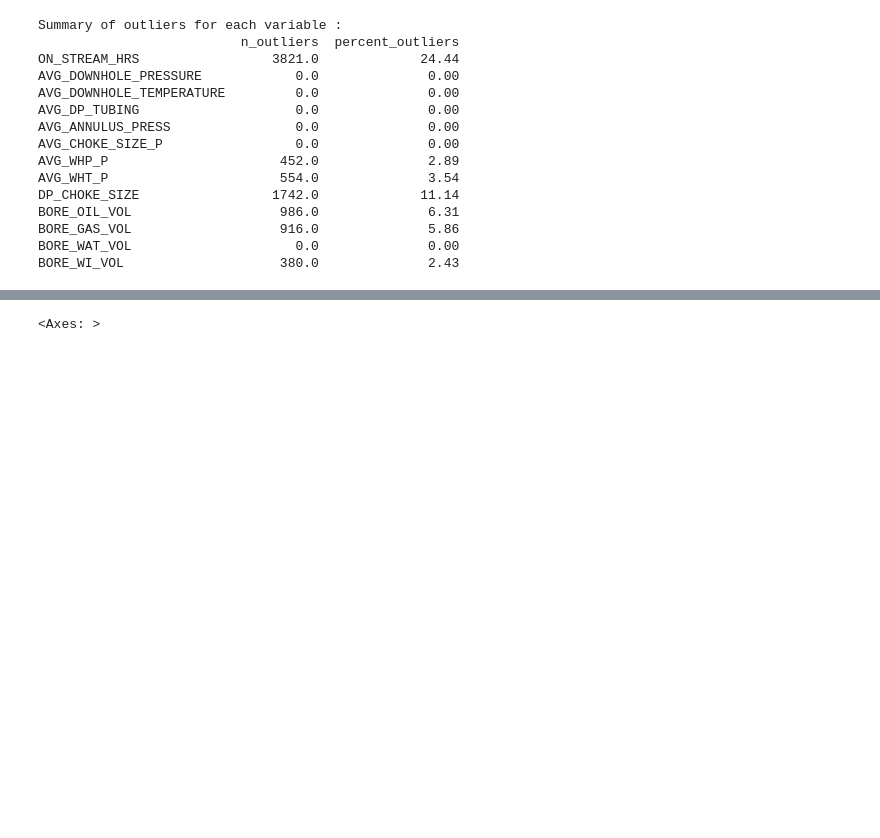
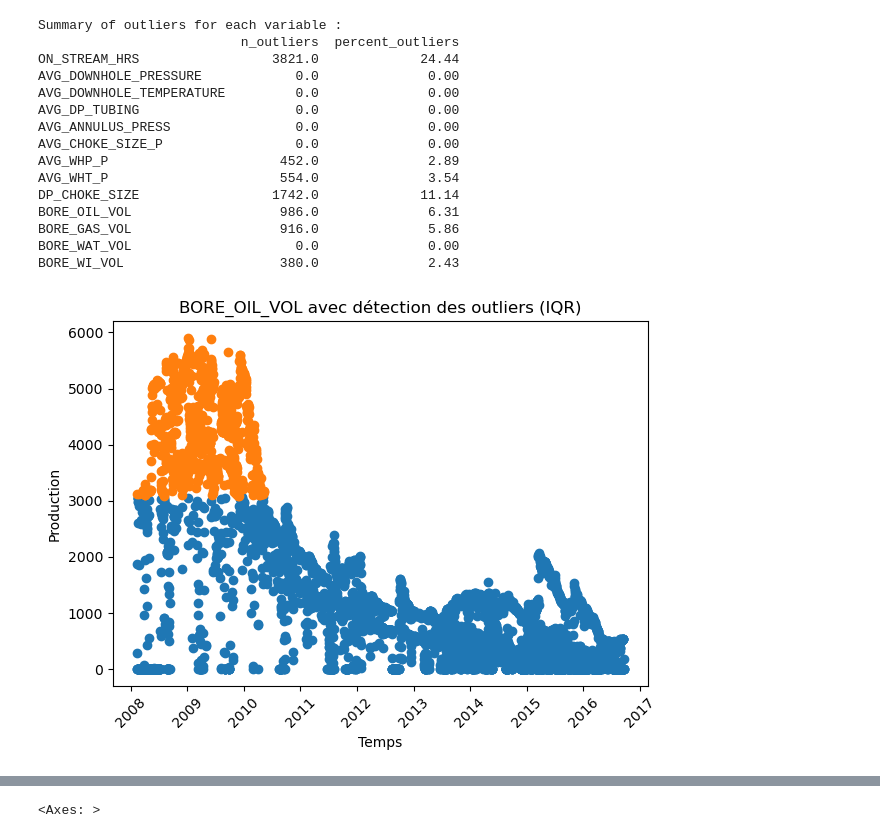
Before and after one commit to Lousiboupi/Machine-learning-project, a Jupyter notebook: 02_production_data_forecast_using_data_driven_approaches/Evolve_Equinor_ML.ipynb, the cells around one changed output, grey strips where cells are left out. Saved outputs shown, nothing was run; the diff lists cells and outputs as text; code cells hidden in the pictures; blank space fills up the shorter version.

```diff
--- a/02_production_data_forecast_using_data_driven_approaches/Evolve_Equinor_ML.ipynb
+++ b/02_production_data_forecast_using_data_driven_approaches/Evolve_Equinor_ML.ipynb
@@ -130,3 +131,46 @@ BORE_OIL_VOL                   986.0              6.31
 BORE_GAS_VOL                   916.0              5.86
 BORE_WAT_VOL                     0.0              0.00
 BORE_WI_VOL                    380.0              2.43
+# %%
+# -------------
+# Affichage de la production d'huile avec les outliers détectés
+#--------------
+date_col = "DATEPRD"
+prod_col = "BORE_OIL_VOL"    # Colonne de production choisie
+
+daily_data[date_col] = pd.to_datetime(daily_data[date_col])
+df = daily_data.sort_values(by=date_col)
+
+# Garder uniquement les colonnes utiles
+data = df[[date_col, prod_col]].dropna()
+
+#Détection des outliers
+Q1 = data[prod_col].quantile(0.25)
+Q3 = data[prod_col].quantile(0.75)
+IQR = Q3 - Q1
+
+lower = Q1 - 1.5 * IQR
+upper = Q3 + 1.5 * IQR
+
+# Masque des outliers
+outliers_mask = (data[prod_col] < lower) | (data[prod_col] > upper)
+
+# Graphique
+plt.figure()
+
+# Points normaux en noir
+plt.scatter(data.loc[~outliers_mask, date_col],
+            data.loc[~outliers_mask, prod_col])
+
+# Outliers en rouge
+plt.scatter(data.loc[outliers_mask, date_col],
+            data.loc[outliers_mask, prod_col])
+
+plt.xlabel("Temps")
+plt.ylabel("Production")
+plt.title(f"{prod_col} avec détection des outliers (IQR)")
+plt.xticks(rotation=45)
+plt.tight_layout()
+plt.show()
+# %% [output]
+[figure, added]
```
Also changed, not shown: parts of 8 cells of this notebook.
